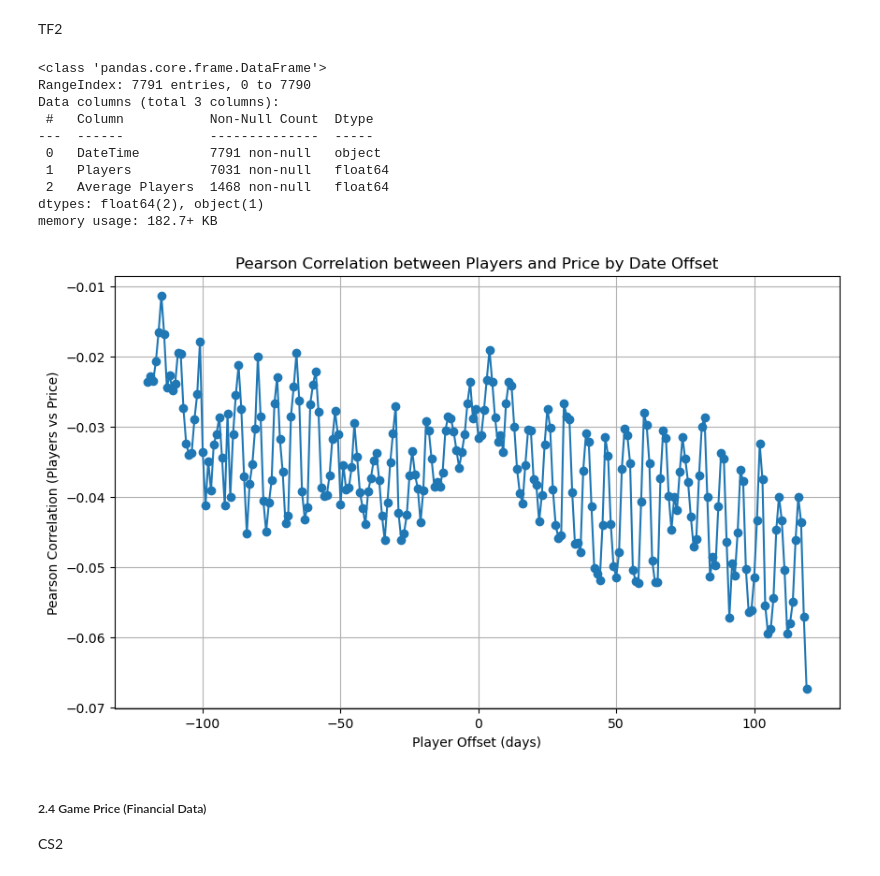
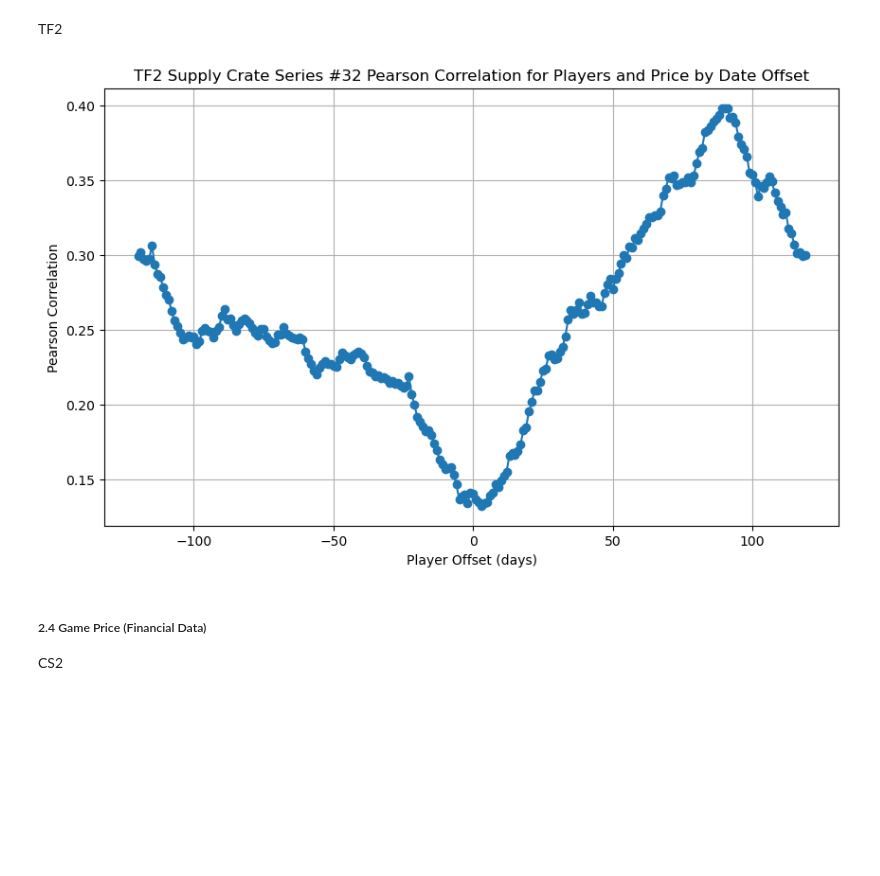
Before and after one commit to aalichao/CMPE255, a Jupyter notebook: Project.ipynb, the cells around one changed output. Cells and saved outputs as stored; diff of their text form; code cells hidden in the pictures; blank space fills up the shorter version.

```diff
--- a/Project.ipynb
+++ b/Project.ipynb
@@ -400,7 +398,9 @@ cs_players = pd.read_csv('./PlayerCount/cs2playercount.csv')
 cs_players.info()
 
 # Filter the tf dataset for a specific item
-item_name = "Mann Co. Supply Crate Series #57"
+# item_name = 'Fracture Case'
+
+# cs_filtered = cs[cs['Item Name'] == item_name]
 
 cases = [
         'CS:GO Weapon Case',
@@ -446,12 +446,10 @@ cases = [
           'Gallery Case',
           ]
 
-cs_filtered = cs[cs['Item Name'] in cases]
+cs_filtered = cs[cs['Item Name'].isin(cases)]
 
 # print(tf_filtered)
 
-# Filter the tf dataset for items containing "Mann Co. Supply Crate Series" in their name
-# tf_filtered = tf[tf['Item Name'].str.contains("Mann Co. Supply Crate Series", case=False, na=False)]
 
 
 correlations = []
@@ -493,8 +491,8 @@ correlations_df = pd.DataFrame(correlations, columns=['Offset', 'Correlation'])
 plt.figure(figsize=(10, 6))
 plt.plot(correlations_df['Offset'], correlations_df['Correlation'], marker='o', linestyle='-')
 plt.xlabel('Player Offset (days)')
-plt.ylabel('Pearson Correlation (Players vs Price)')
-plt.title('Pearson Correlation between Players and Price by Date Offset')
+plt.ylabel('Pearson Correlation')
+plt.title('CS2 Lootboxes Pearson Correlation between Players and Price by Date Offset')
 plt.grid(True)
 plt.show()
 # %% [output]
@@ -514,10 +512,12 @@ TF2
 # %%
 tf_players = pd.read_csv('./PlayerCount/tf2playercount.csv')
 
-tf_players.info()
+# tf_players.info()
+
+tf = pd.read_json('./TF2Prices/CombinedTF2Prices_MultiParents_Dates_Lifetime.json', orient='records', lines=True)
 
 # Filter the tf dataset for a specific item
-item_name = "Mann Co. Supply Crate Series #57"
+item_name = "Mann Co. Supply Crate Series #32"
 tf_filtered = tf[tf['Item Name'] == item_name]
 
 # print(tf_filtered)
@@ -541,46 +541,36 @@ for offset in range(-120, 120):
                               tf_players_offset.sort_values('DateTime'),
                             on='DateTime', tolerance=pd.Timedelta('1D'), direction='nearest')
 
     # # Replace NaN values in 'Players' with 0
     # merged_df['Players'].fillna(0, inplace=True)
 
     # # Interpolate to fill missing values in 'Players' and 'Price'
     # merged_df['Price'] = merged_df['Price'].interpolate(method='linear')
 
     # Drop rows with NaN values specifically in 'Players' or other columns to be correlated
     merged_df.dropna(subset=['Players', 'Price'], inplace=True)
 
     # Check if there are enough data points
     if merged_df.shape[0] < 2:
         print(f"Offset: {offset}, Not enough data points for correlation.")
         continue  # Skip to the next iteration if not enough data
 
     corr_players_price, _ = pearsonr(merged_df['Players'], merged_df['Price'])
 
     correlations.append((offset, corr_players_price))
 
 correlations_df = pd.DataFrame(correlations, columns=['Offset', 'Correlation'])
 
 # Plot the correlation results
 plt.figure(figsize=(10, 6))
 plt.plot(correlations_df['Offset'], correlations_df['Correlation'], marker='o', linestyle='-')
 plt.xlabel('Player Offset (days)')
-plt.ylabel('Pearson Correlation (Players vs Price)')
-plt.title('Pearson Correlation between Players and Price by Date Offset')
+plt.ylabel('Pearson Correlation')
+plt.title('TF2 Supply Crate Series #32 Pearson Correlation for Players and Price by Date Offset')
 plt.grid(True)
 plt.show()
 # %% [output]
-<class 'pandas.core.frame.DataFrame'>
-RangeIndex: 7791 entries, 0 to 7790
-Data columns (total 3 columns):
- #   Column           Non-Null Count  Dtype
----  ------           --------------  -----
- 0   DateTime         7791 non-null   object
- 1   Players          7031 non-null   float64
- 2   Average Players  1468 non-null   float64
-dtypes: float64(2), object(1)
-memory usage: 182.7+ KB
-[figure, old version]
+[figure, new version]
 # %% [markdown]
 ##### 2.4 Game Price (Financial Data)
 
```
Also changed, not shown: parts of 7 cells of this notebook.
